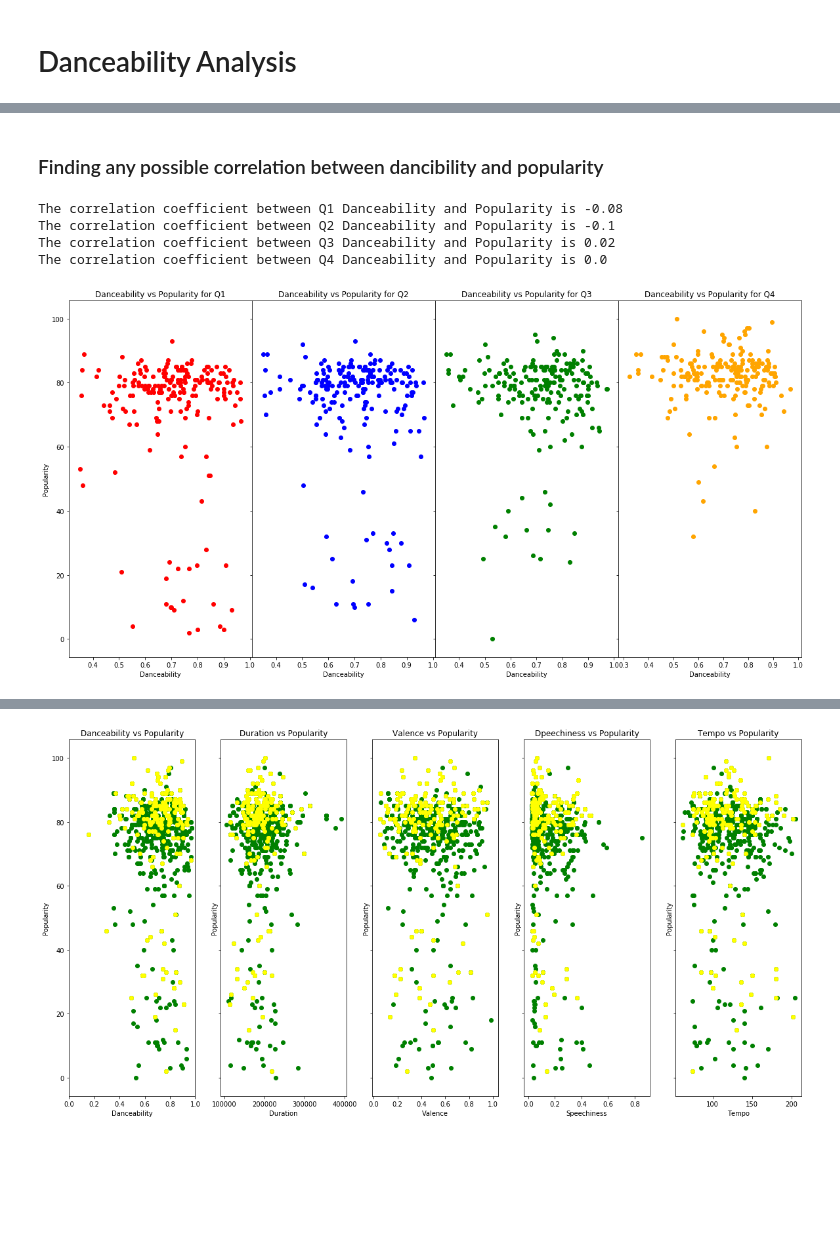
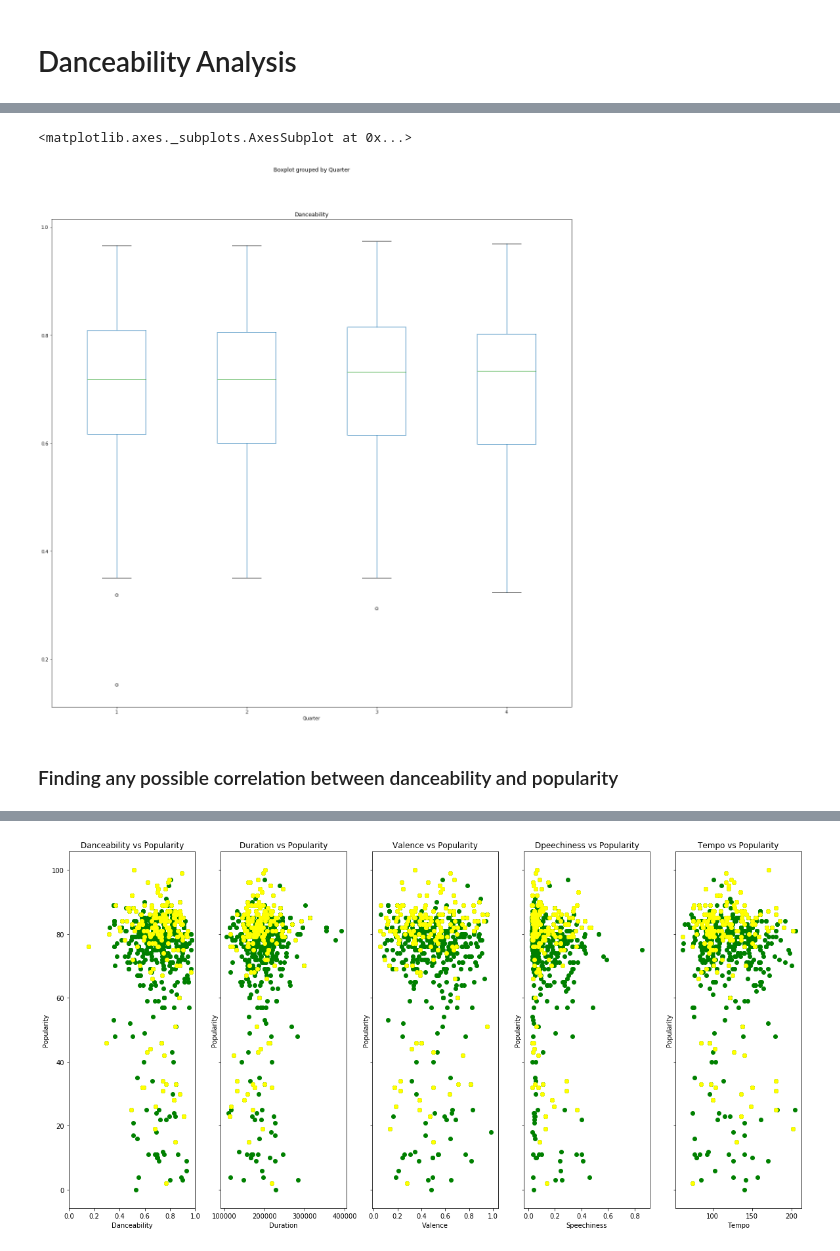
Before and after one commit to navidmalakootikhah/Project-One, a Jupyter notebook: analysis.ipynb, the cells around one changed output, grey strips where cells are left out. Cells and saved outputs as stored; diff of their text form; code cells hidden in the pictures; blank space fills up the shorter version.

```diff
--- a/analysis.ipynb
+++ b/analysis.ipynb
@@ -267,33 +316,9 @@ plt.show()
+# %%
+merged_df.boxplot(column = 'Danceability', by='Quarter', figsize=(20,20), grid=False)
+#dance_df = merged_df[['Danceability']]
+#dance_df.boxplot(by='Quarter')
+# %% [output]
+<matplotlib.axes._subplots.AxesSubplot at 0x...>
+[figure, added]
 # %% [markdown]
-### Finding any possible correlation between dancibility and popularity
+### Finding any possible correlation between danceability and popularity
-# %%
-fig2, axs = plt.subplots(1,4,sharex='col', sharey='row',
-                        gridspec_kw={'hspace': 0, 'wspace': 0},figsize=(20,10))
-
-ax1, ax2, ax3, ax4 = axs
-
-ax1.scatter(dance_q1['Danceability'], dance_q1['Popularity'],color='red')
-ax2.scatter(dance_q2['Danceability'], dance_q2['Popularity'],color='blue')
-ax3.scatter(dance_q3['Danceability'], dance_q3['Popularity'],color='green')
-ax4.scatter(dance_q4['Danceability'], dance_q4['Popularity'],color='orange')
-
-ax1.set_title('Danceability vs Popularity for Q1')
-ax2.set_title('Danceability vs Popularity for Q2')
-ax3.set_title('Danceability vs Popularity for Q3')
-ax4.set_title('Danceability vs Popularity for Q4')
-
-for label in axs:
-    label.set_xlabel('Danceability')
-
-ax1.set_ylabel('Popularity')
-
-print(f"The correlation coefficient between Q1 Danceability and Popularity is {round(pearsonr(dance_q1['Danceability'],dance_q1['Popularity'])[0],2)}")
-print(f"The correlation coefficient between Q2 Danceability and Popularity is {round(pearsonr(dance_q2['Danceability'],dance_q2['Popularity'])[0],2)}")
-print(f"The correlation coefficient between Q3 Danceability and Popularity is {round(pearsonr(dance_q3['Danceability'],dance_q3['Popularity'])[0],2)}")
-print(f"The correlation coefficient between Q4 Danceability and Popularity is {round(pearsonr(dance_q4['Danceability'],dance_q4['Popularity'])[0],2)}")
-# %% [output]
-The correlation coefficient between Q1 Danceability and Popularity is -0.08
-The correlation coefficient between Q2 Danceability and Popularity is -0.1
-The correlation coefficient between Q3 Danceability and Popularity is 0.02
-The correlation coefficient between Q4 Danceability and Popularity is 0.0
-[figure, removed]
```
Also changed, not shown: parts of 101 cells of this notebook, 6 other files.
